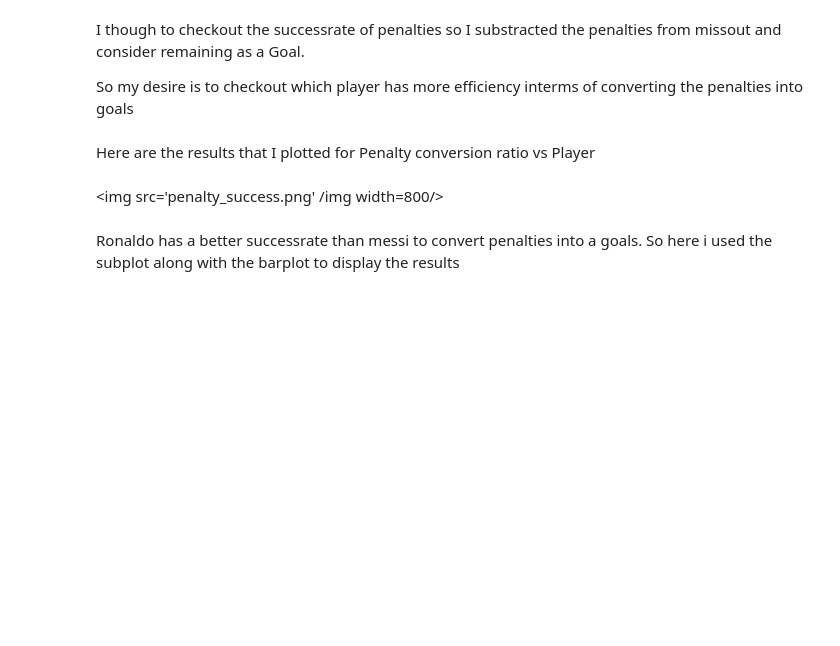
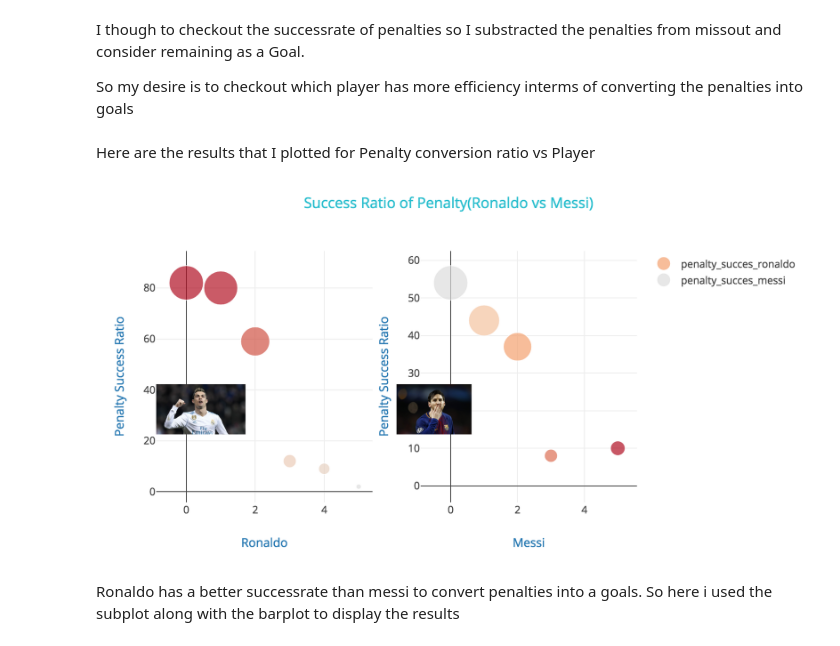
Before and after one commit to Srinivasb0/Data_Science_tutorial, a Jupyter notebook: soccer_ronaldino_messy.ipynb, the cells around one changed output. Saved outputs shown, nothing was run; the diff lists cells and outputs as text; code cells hidden in the pictures; blank space fills up the shorter version.

```diff
--- a/soccer_ronaldino_messy.ipynb
+++ b/soccer_ronaldino_messy.ipynb
@@ -108,8 +115,15 @@ I though to checkout the successrate of penalties so I substracted the penalties
 So my desire is to checkout which player has more efficiency interms of converting the penalties into goals
 # %% [markdown]
 Here are the results that I plotted for Penalty conversion ratio vs Player
-# %% [markdown]
-<img src='penalty_success.png' /img width=800/>
+# %%
+from IPython.display import display
+from PIL import Image
+
+
+path="penalty_success.png"
+display(Image.open(path))
+# %% [output]
+[figure, added]
 # %% [markdown]
 Ronaldo has a better successrate than messi to convert penalties into a goals. So here i used the subplot along with the barplot to display the results
 # %% [markdown]
```
Also changed, not shown: parts of 2 cells of this notebook.
